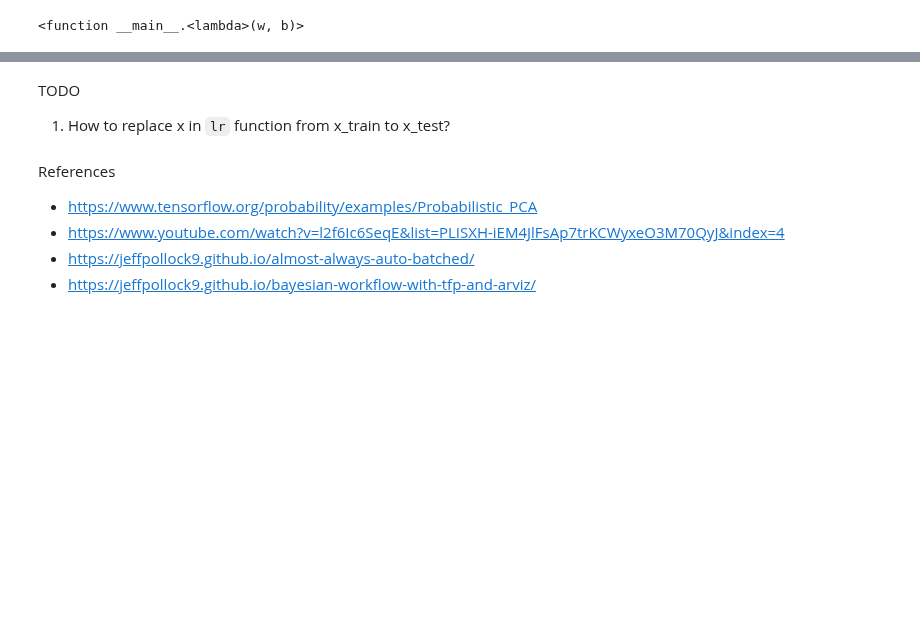
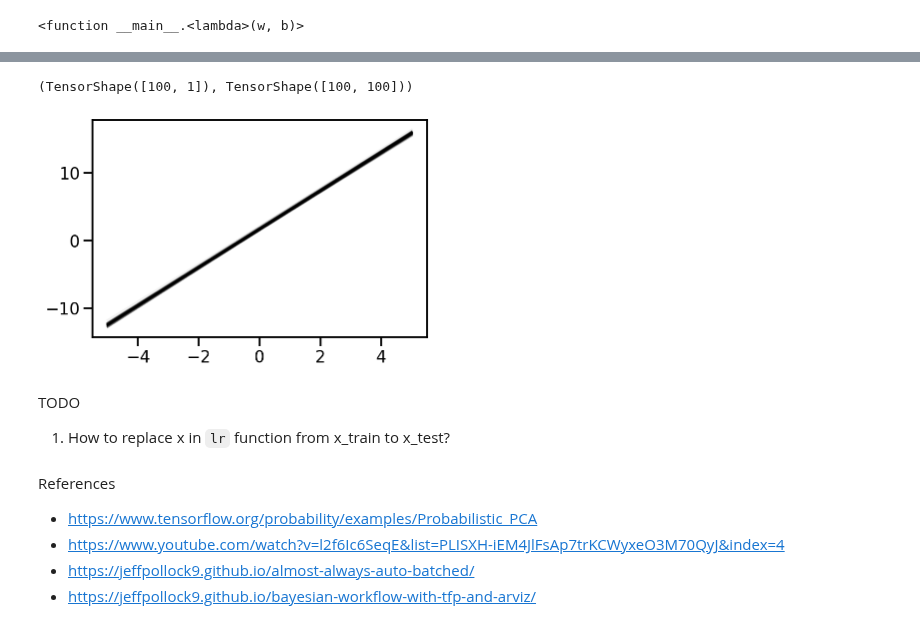
Before and after one commit to nipunbatra/blog-old, a Jupyter notebook: _notebooks/2022-02-05-lr.ipynb, the cells around one changed output, grey strips where cells are left out. Cells and saved outputs as stored; diff of their text form; code cells hidden in the pictures; blank space fills up the shorter version.

```diff
--- a/_notebooks/2022-02-05-lr.ipynb
+++ b/_notebooks/2022-02-05-lr.ipynb
@@ -154,3 +147,15 @@ qw_mean, qw_stddv, qb_mean, qb_stddv
+# %%
+s_qw, s_qb = surrogate_posterior.sample(100)
+# %%
+ys = tf.linalg.matvec(x, s_qw) + s_qb
+# %%
+x.shape, ys.shape
+# %% [output]
+(TensorShape([100, 1]), TensorShape([100, 100]))
+# %%
+plt.plot(x, ys.numpy().T, color='k', alpha=0.05);
+# %% [output]
+[figure, added]
 # %% [markdown]
 TODO
 
```
Also changed, not shown: parts of 9 cells of this notebook, 1 other file.
